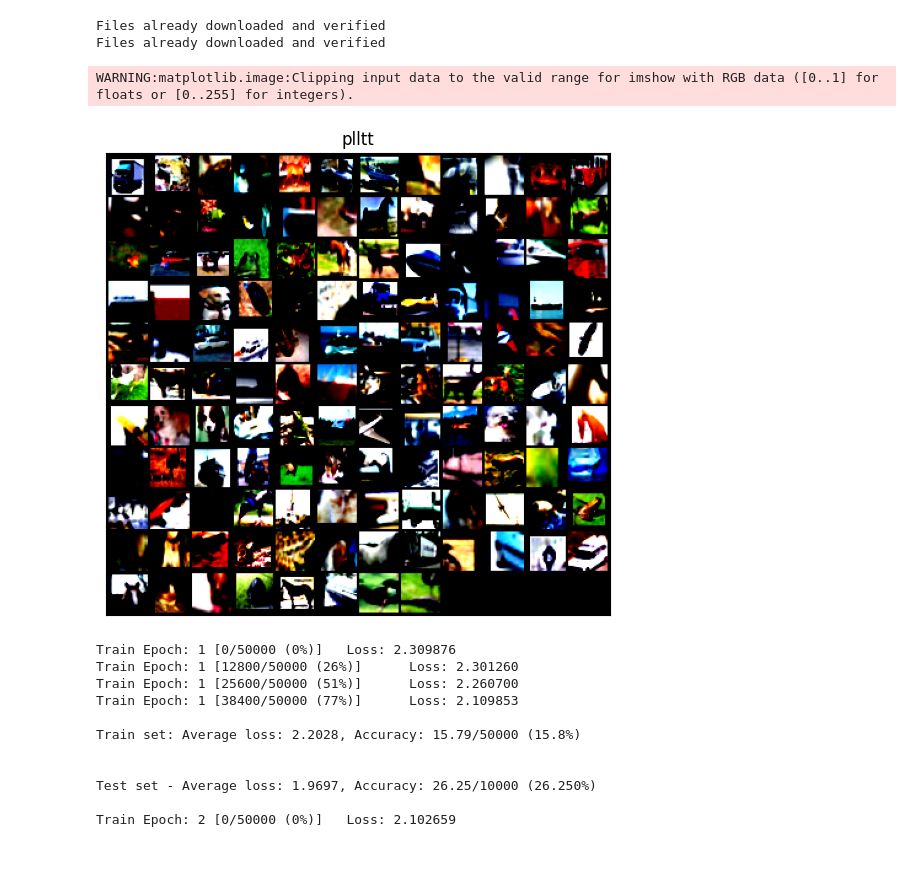
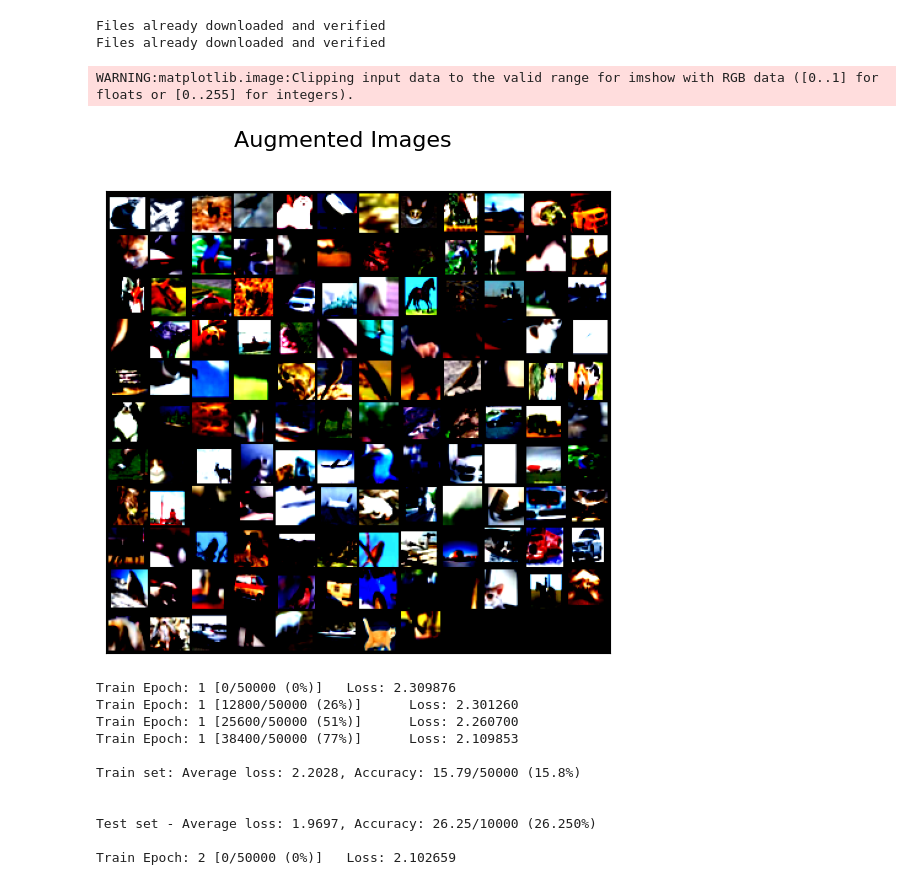
Before and after one commit to ekingit/deep_learning_pytorch, a Jupyter notebook: CNN_CIFAR10.ipynb, the cells around one changed output. Cells and saved outputs as stored; diff of their text form; code cells hidden in the pictures; blank space fills up the shorter version.

```diff
--- a/CNN_CIFAR10.ipynb
+++ b/CNN_CIFAR10.ipynb
@@ -35,13 +35,12 @@ Files already downloaded and verified
 # %%
 #looking at the data: 16 of 50.000 labeled pictures
 labels = {0:"airplane",1:"automobile",2:"bird",3:"cat",4:"deer",5:"dog",6:"frog",7:"horse",8:"ship",9:"truck"}
-if __name__ == "__main__":
-    fig, ax = plt.subplots(4,4,figsize=(3,3))
-    for i, c_ax in enumerate(ax.flatten()):
-        im, lab = ds_train[i]
-        c_ax.imshow(im)
-        c_ax.set_title(labels[lab],fontsize=6, y=0.88)
-        c_ax.axis('off')
+fig, ax = plt.subplots(4,4,figsize=(3,3))
+for i, c_ax in enumerate(ax.flatten()):
+    im, lab = ds_train[i]
+    c_ax.imshow(im)
+    c_ax.set_title(labels[lab],fontsize=6, y=0.88)
+    c_ax.axis('off')
 # %% [output]
 [figure]
 # %%
@@ -72,15 +71,16 @@ Files already downloaded and verified
 Files already downloaded and verified
 # %%
 # looking at the data after the augmentation
-if __name__ == "__main__":
-    for images, labels in dl_train:
-        fig, ax = plt.subplots(figsize=(12, 6))
-        ax.set_xticks([]); ax.set_yticks([])
-        ax.imshow(make_grid(images, nrow=12).permute(1, 2, 0))
-        break
+
+for images, labels in dl_train:
+    fig, ax = plt.subplots(figsize=(12, 6))
+    ax.set_xticks([]); ax.set_yticks([])
+    ax.imshow(make_grid(images, nrow=12).permute(1, 2, 0))
+    fig.suptitle('Augmented Images', fontsize=16)
+    break
 # %% [output]
 WARNING:matplotlib.image:Clipping input data to the valid range for imshow with RGB data ([0..1] for floats or [0..255] for integers).
-[figure, old version]
+[figure, new version]
 # %%
 # Defining layers
 class CNN(nn.Module): #(batch_size=128,3,32,32) --> (batch_size,10)
```
Also changed, not shown: parts of 4 cells of this notebook.
